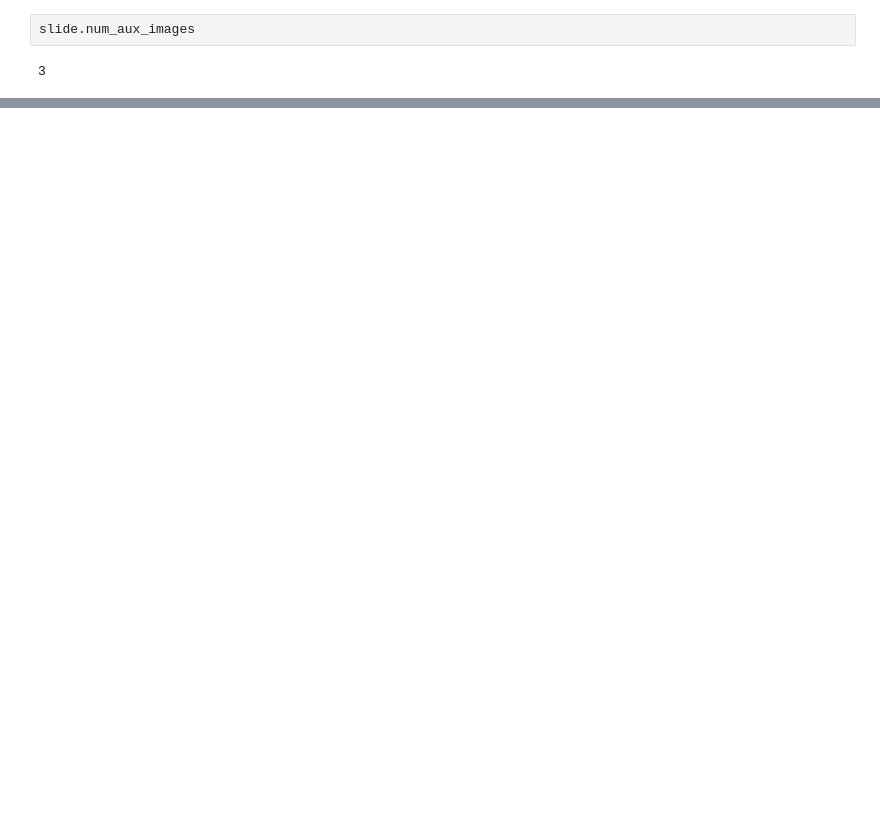
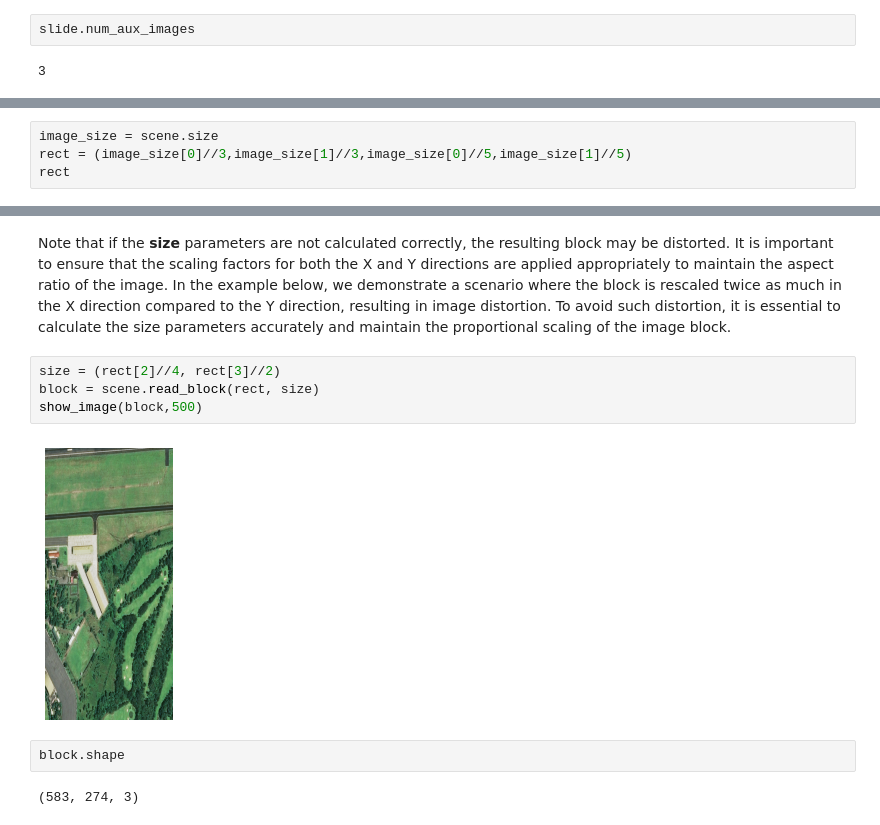
Before and after one commit to Booritas/slideio-tutorial, a Jupyter notebook: general.ipynb, the cells around one changed output, grey strips where cells are left out. Saved outputs shown, nothing was run; the diff lists cells and outputs as text; blank space fills up the shorter version.

```diff
--- a/general.ipynb
+++ b/general.ipynb
@@ -108,0 +518,4 @@ slide.raw_metadata
+# %%
+image_size = scene.size
+rect = (image_size[0]//3,image_size[1]//3,image_size[0]//5,image_size[1]//5)
+rect
@@ -108,0 +549,12 @@ slide.raw_metadata
+# %% [markdown]
+Note that if the **size** parameters are not calculated correctly, the resulting block may be distorted. It is important to ensure that the scaling factors for both the X and Y directions are applied appropriately to maintain the aspect ratio of the image. In the example below, we demonstrate a scenario where the block is rescaled twice as much in the X direction compared to the Y direction, resulting in image distortion. To avoid such distortion, it is essential to calculate the size parameters accurately and maintain the proportional scaling of the image block.
+# %%
+size = (rect[2]//4, rect[3]//2)
+block = scene.read_block(rect, size)
+show_image(block,500)
+# %% [output]
+[figure, added]
+# %%
+block.shape
+# %% [output]
+(583, 274, 3)
```
Also changed, not shown: parts of 67 cells of this notebook, 2 other files.
